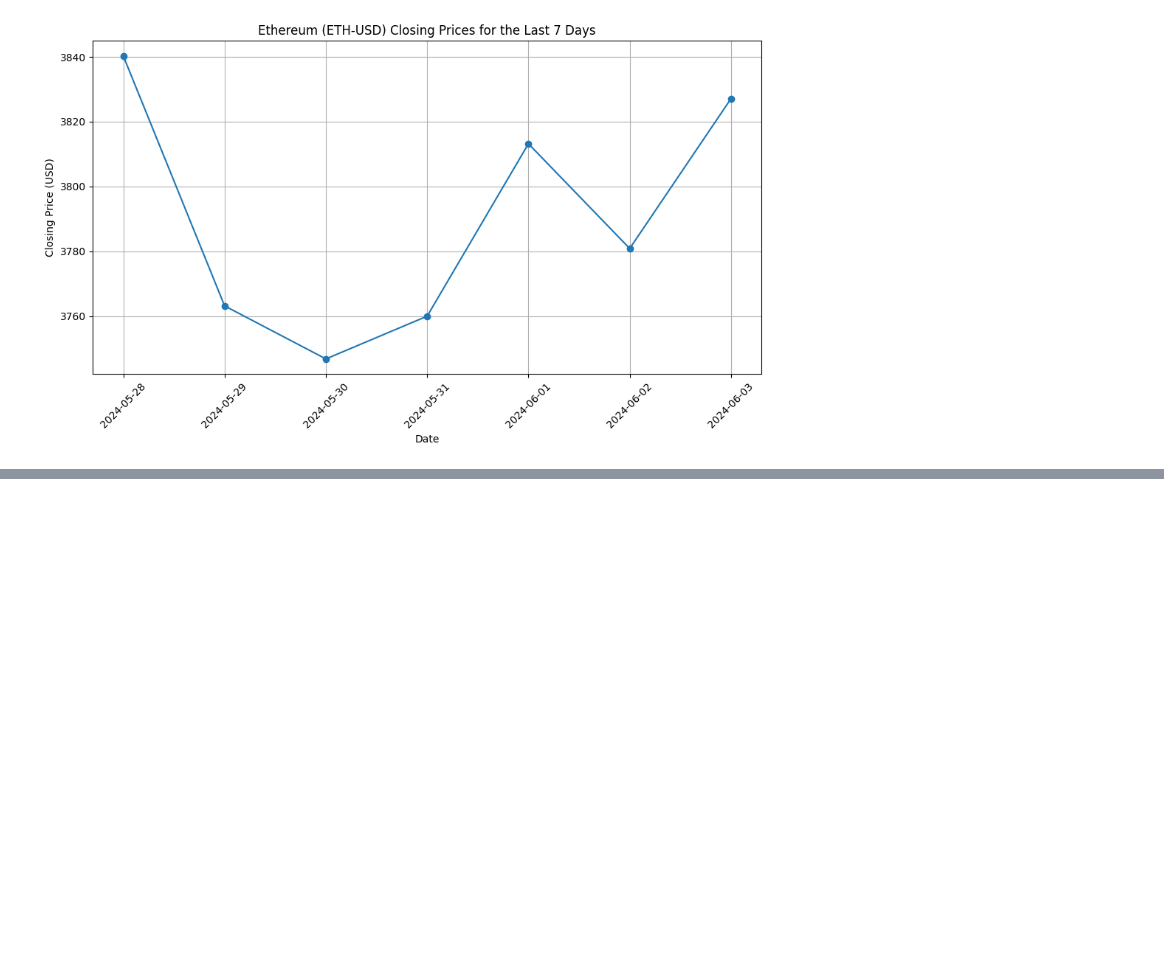
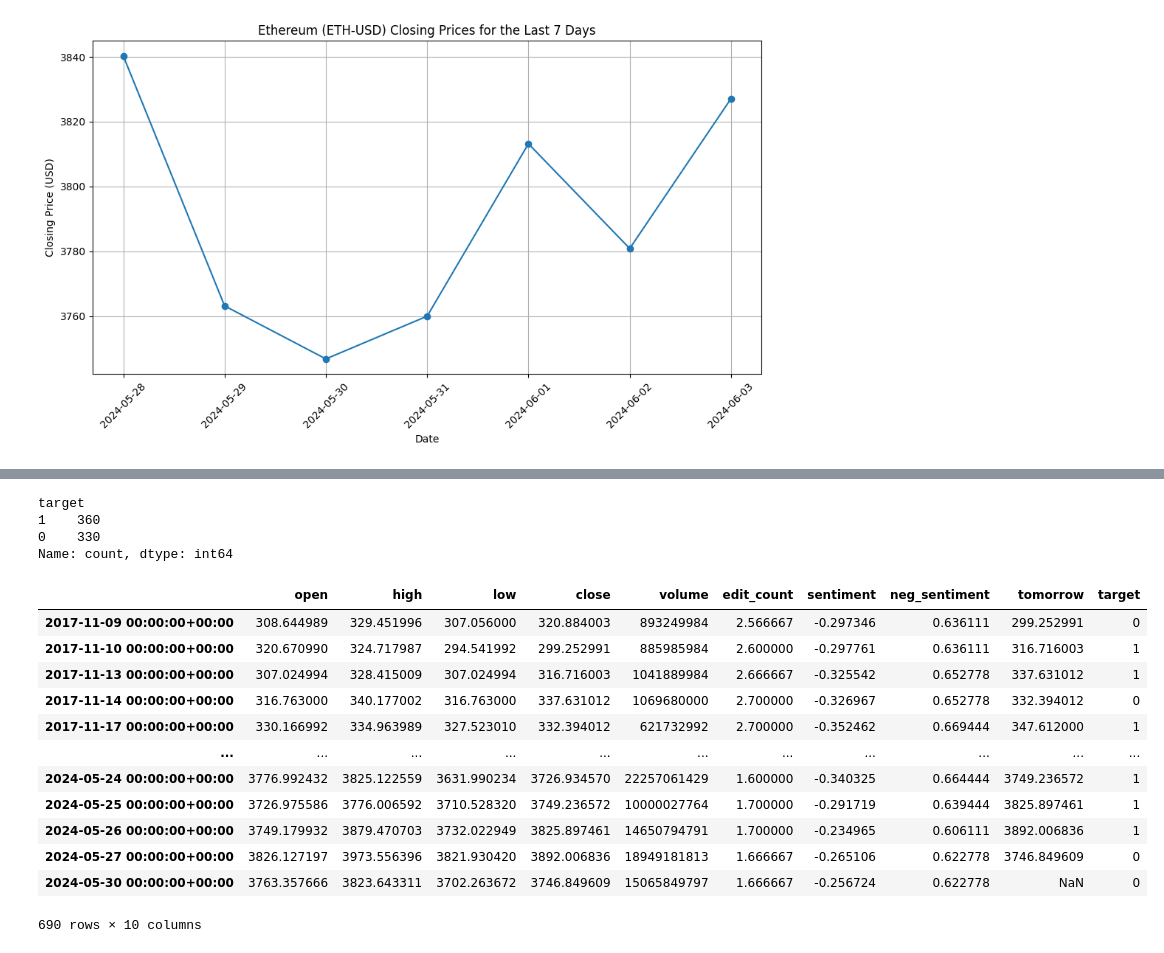
Before and after one commit to SWAGATSWAROOP/HackBrokers, a Jupyter notebook: backend-python/Dataset collection/ethereum/ethereum.ipynb, the cells around one changed output, grey strips where cells are left out. Saved outputs shown, nothing was run; the diff lists cells and outputs as text; code cells hidden in the pictures; blank space fills up the shorter version.

```diff
--- a/backend-python/Dataset collection/ethereum/ethereum.ipynb
+++ b/backend-python/Dataset collection/ethereum/ethereum.ipynb
@@ -45,3 +45,6 @@ plt.tight_layout()
 plt.show()
 # %% [output]
 [figure]
+# %%
+wiki = pd.read_csv("ethereum_sentiment.csv", index_col=0, parse_dates=True)
+wiki
@@ -47,0 +65,34 @@ plt.show()
+# %%
+# Assuming 'eth' dataframe has a timezone-aware datetime index
+# Localize timezone for 'wiki' dataframe if it's tz-naive
+if wiki.index.tz is None:
+    wiki.index = wiki.index.tz_localize('UTC')
+
+# Merge the dataframes
+eth = eth.merge(wiki, left_index=True, right_index=True)
+
+# Continue with the rest of your code
+eth["tomorrow"] = eth["close"].shift(-1)
+eth["target"] = (eth["tomorrow"] > eth["close"]).astype(int)
+eth["target"].value_counts()
+# %% [output]
+target
+1    360
+0    330
+Name: count, dtype: int64
+# %%
+eth
+# %% [output]
+|  | open | high | low | close | volume | edit_count | sentiment | neg_sentiment | tomorrow | target |
+| 2017-11-09 00:00:00+00:00 | 308.644989 | 329.451996 | 307.056000 | 320.884003 | 893249984 | 2.566667 | -0.297346 | 0.636111 | 299.252991 | 0 |
+| 2017-11-10 00:00:00+00:00 | 320.670990 | 324.717987 | 294.541992 | 299.252991 | 885985984 | 2.600000 | -0.297761 | 0.636111 | 316.716003 | 1 |
+| 2017-11-13 00:00:00+00:00 | 307.024994 | 328.415009 | 307.024994 | 316.716003 | 1041889984 | 2.666667 | -0.325542 | 0.652778 | 337.631012 | 1 |
+| 2017-11-14 00:00:00+00:00 | 316.763000 | 340.177002 | 316.763000 | 337.631012 | 1069680000 | 2.700000 | -0.326967 | 0.652778 | 332.394012 | 0 |
+| 2017-11-17 00:00:00+00:00 | 330.166992 | 334.963989 | 327.523010 | 332.394012 | 621732992 | 2.700000 | -0.352462 | 0.669444 | 347.612000 | 1 |
+| ... | ... | ... | ... | ... | ... | ... | ... | ... | ... | ... |
+| 2024-05-24 00:00:00+00:00 | 3776.992432 | 3825.122559 | 3631.990234 | 3726.934570 | 22257061429 | 1.600000 | -0.340325 | 0.664444 | 3749.236572 | 1 |
+| 2024-05-25 00:00:00+00:00 | 3726.975586 | 3776.006592 | 3710.528320 | 3749.236572 | 10000027764 | 1.700000 | -0.291719 | 0.639444 | 3825.897461 | 1 |
+| 2024-05-26 00:00:00+00:00 | 3749.179932 | 3879.470703 | 3732.022949 | 3825.897461 | 14650794791 | 1.700000 | -0.234965 | 0.606111 | 3892.006836 | 1 |
+| 2024-05-27 00:00:00+00:00 | 3826.127197 | 3973.556396 | 3821.930420 | 3892.006836 | 18949181813 | 1.666667 | -0.265106 | 0.622778 | 3746.849609 | 0 |
+| 2024-05-30 00:00:00+00:00 | 3763.357666 | 3823.643311 | 3702.263672 | 3746.849609 | 15065849797 | 1.666667 | -0.256724 | 0.622778 | NaN | 0 |
+690 rows × 10 columns
```
Also changed, not shown: parts of 2 cells of this notebook, 18 other files.
